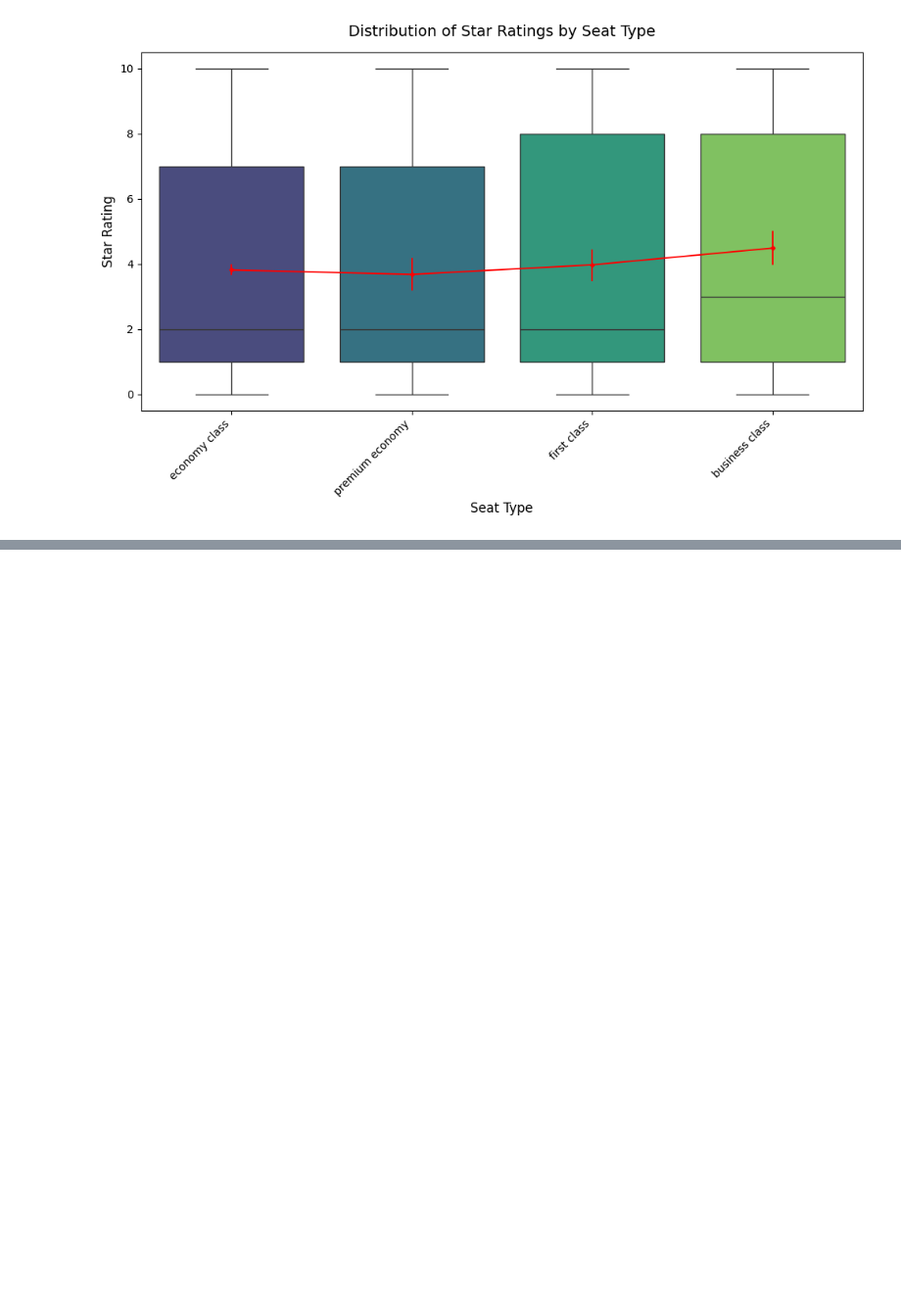
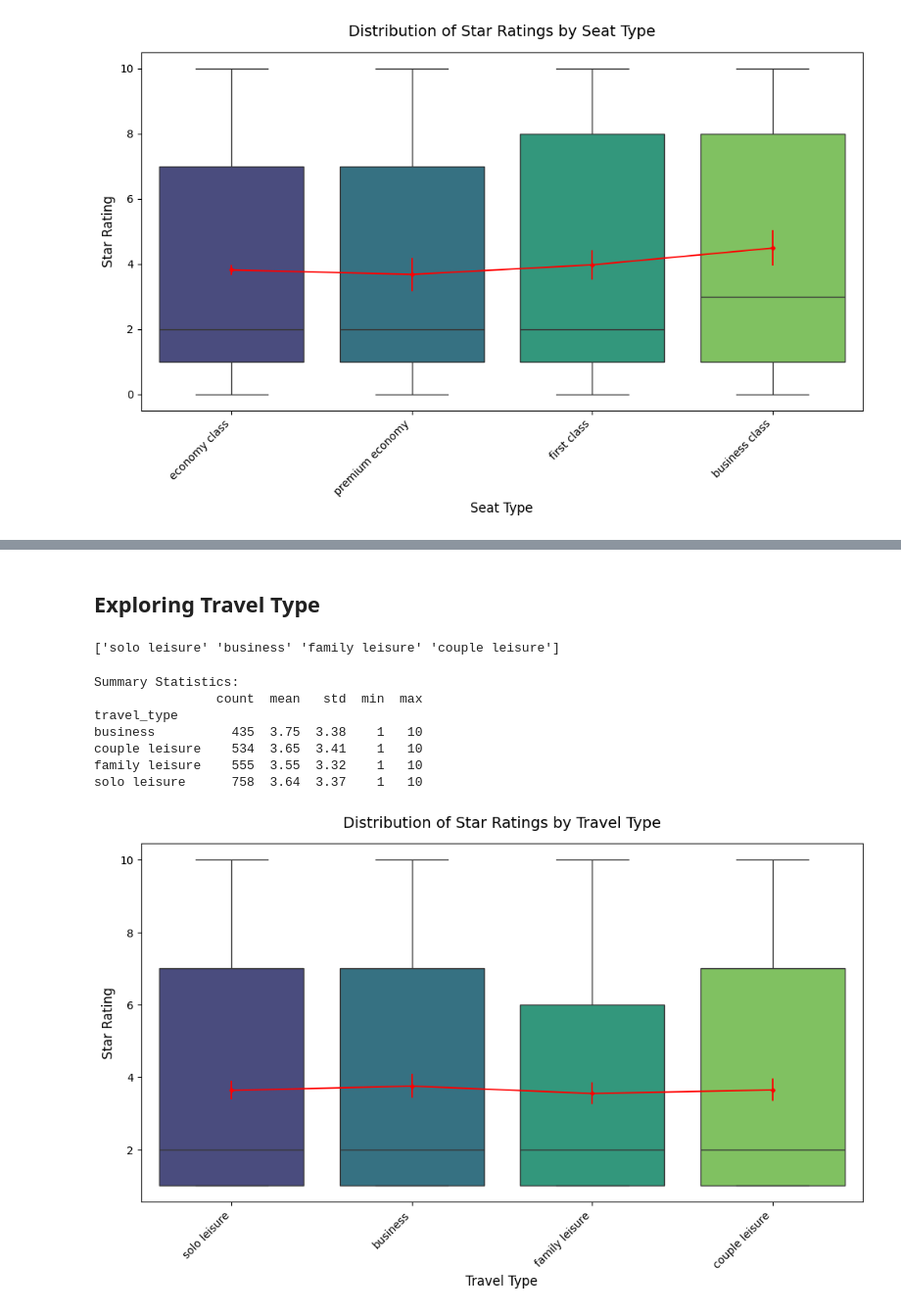
Before and after one commit to T-Godwins/airline-project, a Jupyter notebook: sentiment_analysis.ipynb, the cells around one changed output, grey strips where cells are left out. Shown at 98% size. Cells and saved outputs as stored; diff of their text form; code cells hidden in the pictures; blank space fills up the shorter version.

Commit message:
nothing clear in the data so movinf to new data set

```diff
--- a/sentiment_analysis.ipynb
+++ b/sentiment_analysis.ipynb
@@ -512,0 +520,60 @@ KeyError: 'seat type'
+# %% [markdown]
+## Exploring Travel Type ###
+# %%
+# print(cleaned_delta_df.iloc[:,5].unique())
+df = cleaned_delta_df.copy()
+df = df[df.iloc[:,5] != '']
+
+print(df.iloc[:,5].unique())
+# %% [output]
+['solo leisure' 'business' 'family leisure' 'couple leisure']
+# %%
+import seaborn as sns
+import matplotlib.pyplot as plt
+
+plot_delta_df = df.copy()
+plot_delta_df['travel_type'] = df.iloc[:,5]
+
+# Create figure with larger size
+plt.figure(figsize=(12, 6))
+
+# Create box plot
+sns.boxplot(data=plot_delta_df,
+            x='travel_type',
+            y='star rating',
+            palette='viridis')
+
+# Customize the plot
+plt.title('Distribution of Star Ratings by Travel Type', pad=15, size=14)
+plt.xlabel('Travel Type', size=12)
+plt.ylabel('Star Rating', size=12)
+plt.xticks(rotation=45, ha='right')
+
+# Add mean points
+sns.pointplot(data=plot_delta_df,
+             x='travel_type',
+             y='star rating',
+             color='red',
+             markers='D',
+             scale=0.5)
+
+
+# Add statistical summary
+print("\nSummary Statistics:")
+summary = plot_delta_df.groupby('travel_type')['star rating'].agg([
+    'count',
+    'mean',
+    'std',
+    'min',
+    'max'
+]).round(2)
+print(summary)
+# %% [output]
+Summary Statistics:
+                count  mean   std  min  max
+travel_type
+business          435  3.75  3.38    1   10
+couple leisure    534  3.65  3.41    1   10
+family leisure    555  3.55  3.32    1   10
+solo leisure      758  3.64  3.37    1   10
+[figure, added]
```
Also changed, not shown: parts of 3 cells of this notebook, 2 other files.
